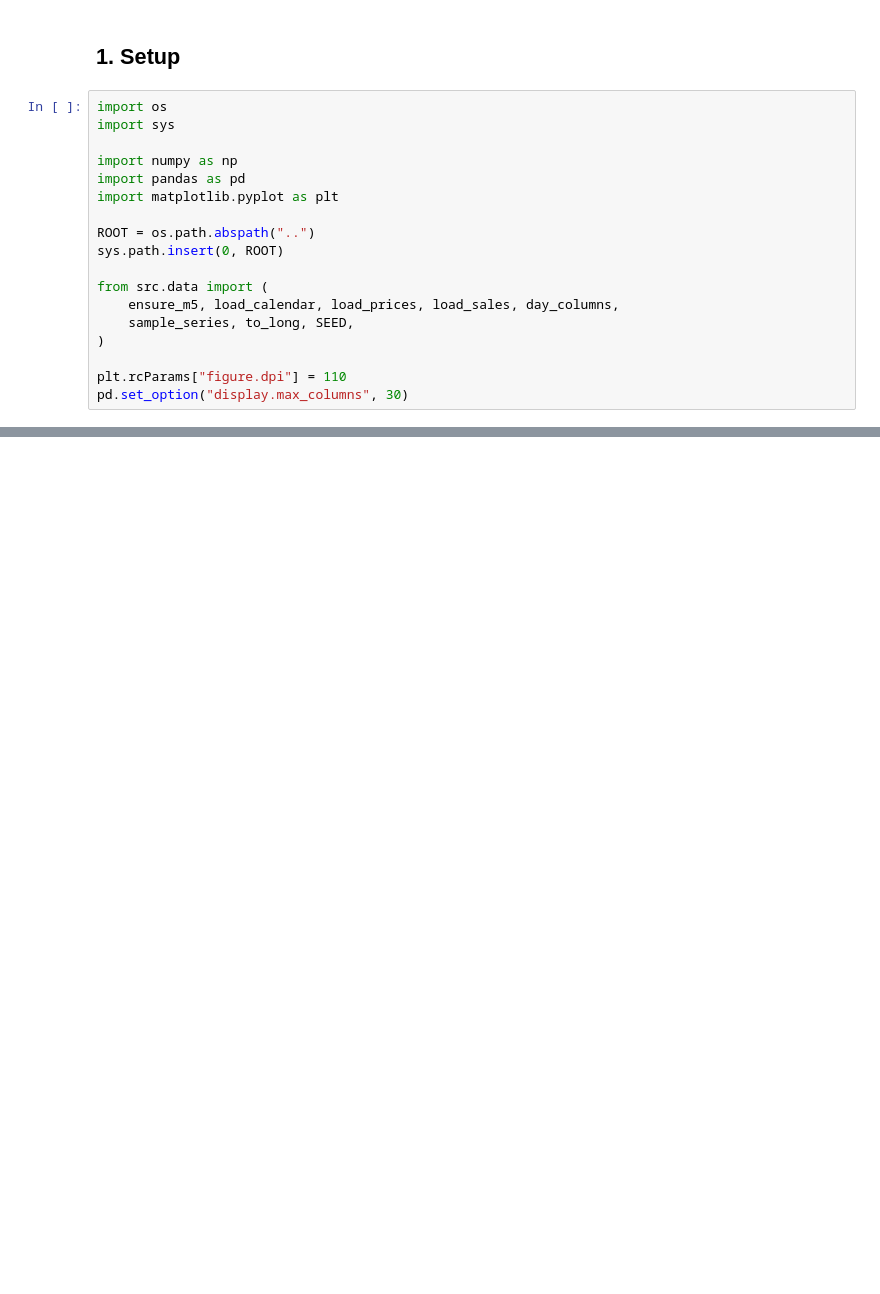
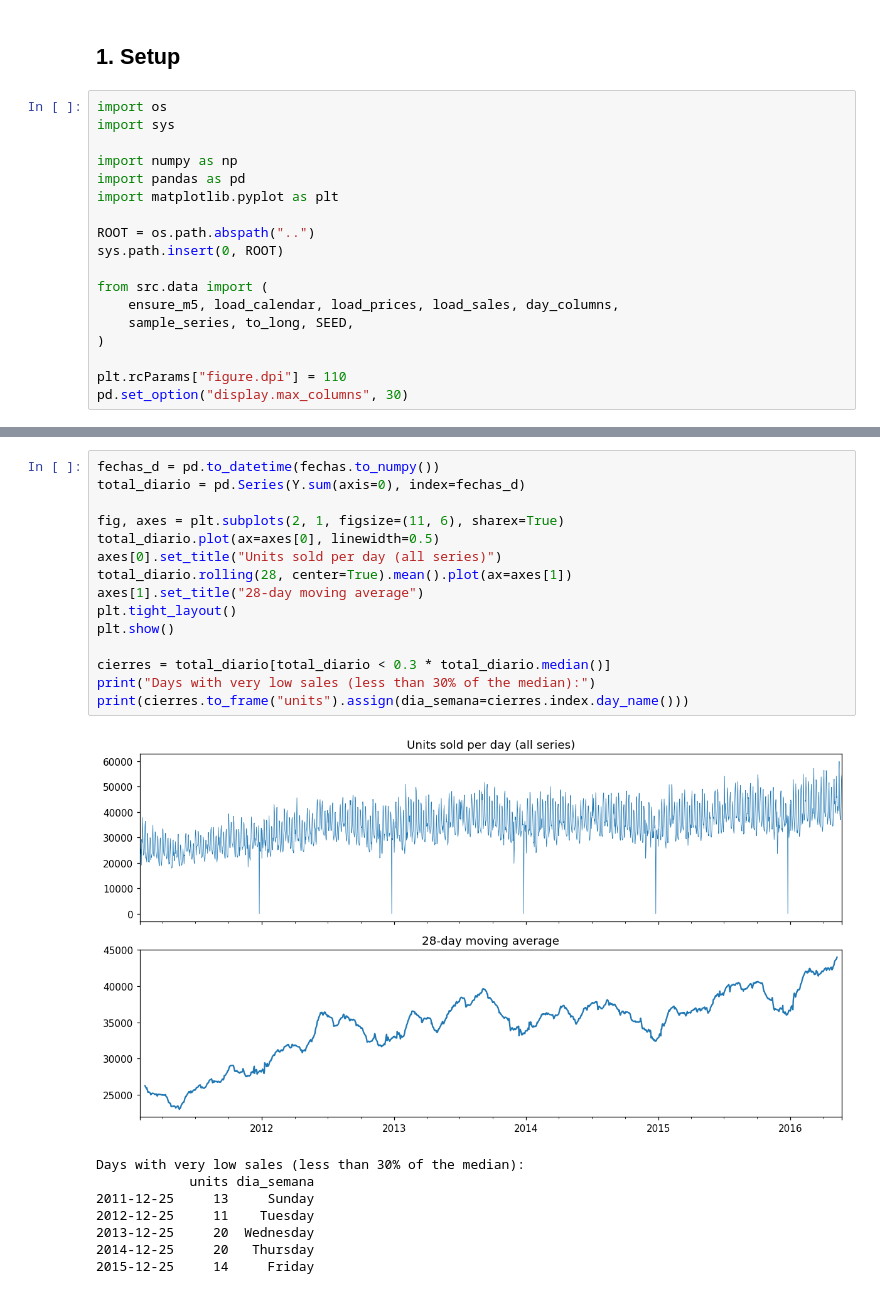
Before and after one commit to CarlosAdolfoPeralta/project_forecasting_walmart, a Jupyter notebook: notebooks/01_exploracion.ipynb, the cells around one changed output, grey strips where cells are left out. Cells and saved outputs as stored; diff of their text form; blank space fills up the shorter version.

```diff
--- a/notebooks/01_exploracion.ipynb
+++ b/notebooks/01_exploracion.ipynb
@@ -450,0 +97,24 @@ Los dos errores se reportan juntos porque se complementan: el RMSSE penaliza má
+# %%
+fechas_d = pd.to_datetime(fechas.to_numpy())
+total_diario = pd.Series(Y.sum(axis=0), index=fechas_d)
+
+fig, axes = plt.subplots(2, 1, figsize=(11, 6), sharex=True)
+total_diario.plot(ax=axes[0], linewidth=0.5)
+axes[0].set_title("Units sold per day (all series)")
+total_diario.rolling(28, center=True).mean().plot(ax=axes[1])
+axes[1].set_title("28-day moving average")
+plt.tight_layout()
+plt.show()
+
+cierres = total_diario[total_diario < 0.3 * total_diario.median()]
+print("Days with very low sales (less than 30% of the median):")
+print(cierres.to_frame("units").assign(dia_semana=cierres.index.day_name()))
+# %% [output]
+[figure, added]
+Days with very low sales (less than 30% of the median):
+            units dia_semana
+2011-12-25     13     Sunday
+2012-12-25     11    Tuesday
+2013-12-25     20  Wednesday
+2014-12-25     20   Thursday
+2015-12-25     14     Friday
```
Also changed, not shown: parts of 55 cells of this notebook, 12 other files.
